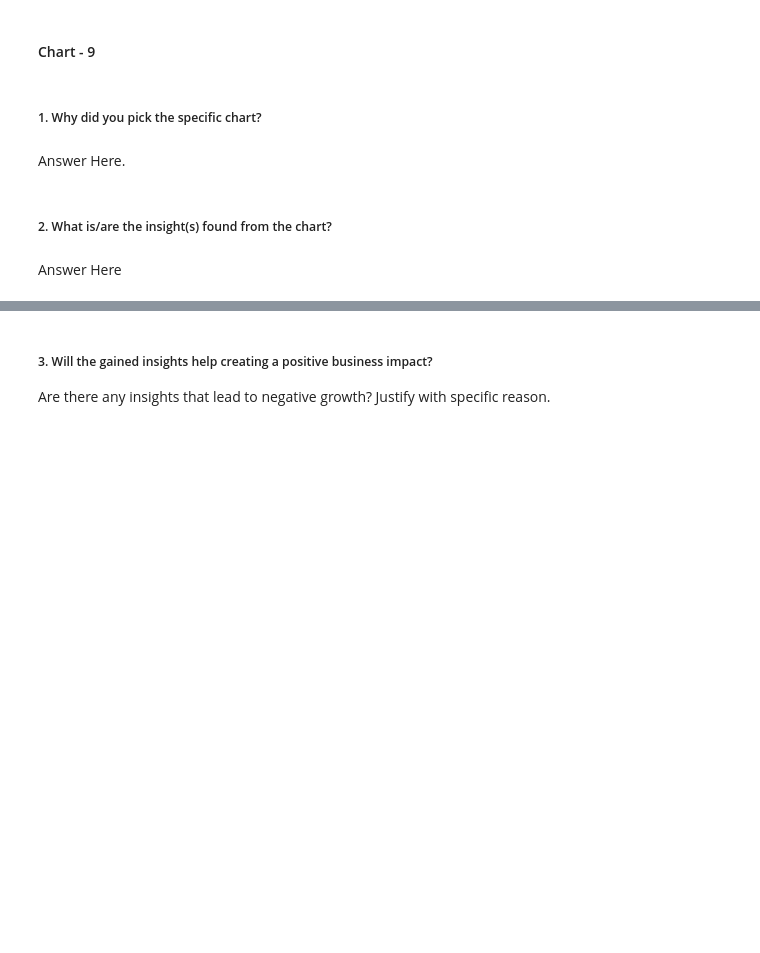
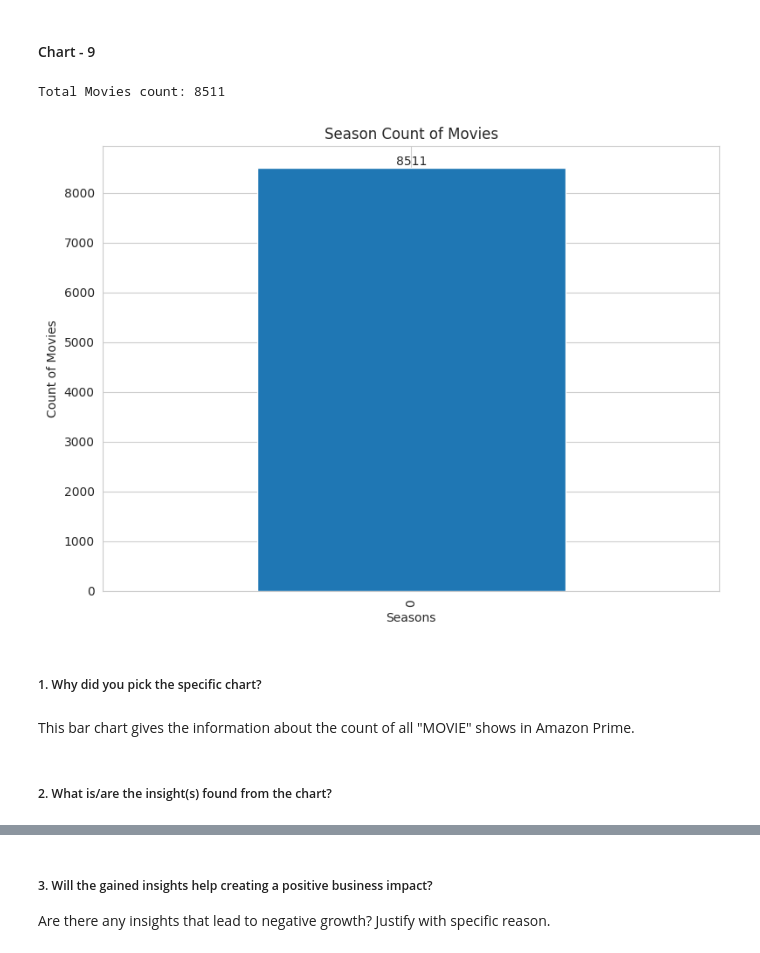
Before and after one commit to karthikdoguparthi/AlmaBetter, a Jupyter notebook: Capstone_Project_2_Amazon_Prime_EDA.ipynb, the cells around one changed output, grey strips where cells are left out. Saved outputs shown, nothing was run; the diff lists cells and outputs as text; code cells hidden in the pictures; blank space fills up the shorter version.

```diff
--- a/Capstone_Project_2_Amazon_Prime_EDA.ipynb
+++ b/Capstone_Project_2_Amazon_Prime_EDA.ipynb
@@ -700,8 +721,24 @@ Identifying directors with consistently high average IMDb scores is valuable for
+# %%
+# Chart - 9 visualization code
+
+# Bar chart of seasons column with type = 'Movie'
+merged_df[merged_df['type'] == 'MOVIE']['seasons'].value_counts().plot(kind='bar', figsize=(8, 6))
+plt.title('Season Count of Movies')
+plt.xlabel('Seasons')
+plt.ylabel('Count of Movies')
+plt.tight_layout()
+
+# Frequency of each season
+for i, count in enumerate(merged_df[merged_df['type'] == 'MOVIE']['seasons'].value_counts()):
+    plt.text(i, count, str(count), ha='center', va='bottom')
+print(f'Total Movies count: {merged_df[merged_df['type'] == 'MOVIE']['seasons'].value_counts().sum()}')
+plt.show()
+# %% [output]
+Total Movies count: 8511
+[figure, added]
 # %% [markdown]
 ##### 1. Why did you pick the specific chart?
-# %% [markdown]
-Answer Here.
+# %% [markdown]
+This bar chart gives the information about the count of all "MOVIE" shows in Amazon Prime.
 # %% [markdown]
 ##### 2. What is/are the insight(s) found from the chart?
-# %% [markdown]
-Answer Here
```
Also changed, not shown: parts of 12 cells of this notebook.
